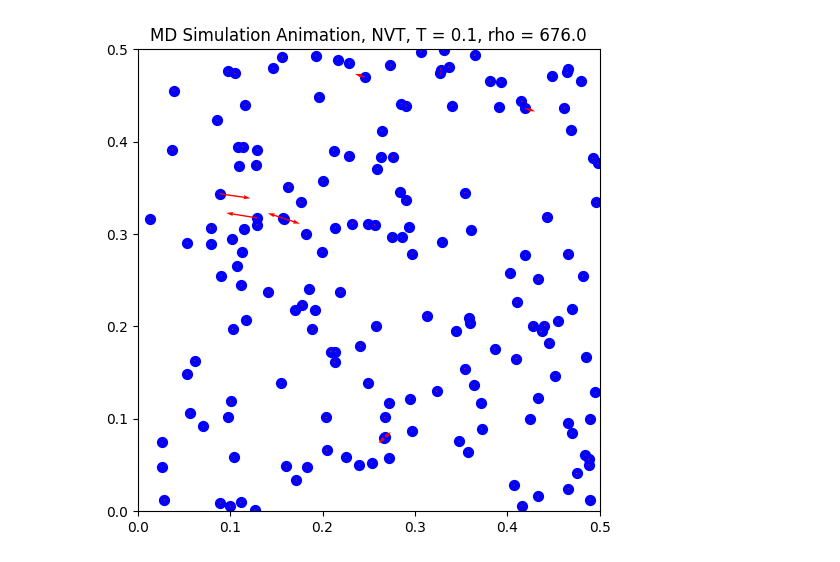
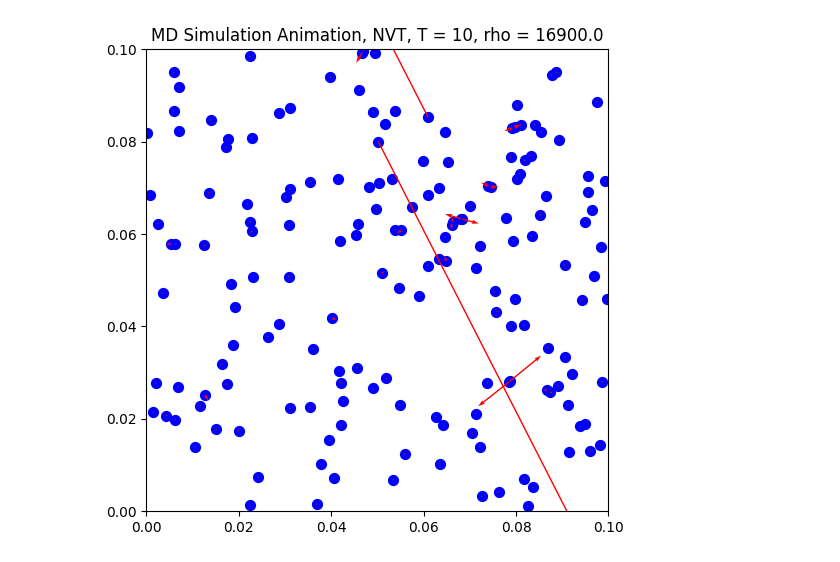
Before and after one commit to jocelas/ACOMP, a Jupyter notebook: md_coulomb/chat_program/md_2d_testing.ipynb, the cells around one changed output. Drawn from its saved outputs; the diff is of its cells as text; code cells hidden in the pictures.

```diff
--- a/md_coulomb/chat_program/md_2d_testing.ipynb
+++ b/md_coulomb/chat_program/md_2d_testing.ipynb
@@ -4,20 +4,19 @@ from IPython.display import HTML
 import time
 # %%
 potential = lambda r: 100./r
-
-system = MDSimulation2D(169, 0.5, 1e-3, 10000, init_positions='random', initial_temperature=0, target_temperature=.1, ensemble = 'NVT', boundary='periodic', potential_func=potential)
+system = MDSimulation2D(169, 0.1, 1e-3, 10000, init_positions='random', initial_temperature=0, target_temperature=10, ensemble = 'NVT', boundary='periodic', potential_func=potential)
 #system.plot_temperature()
 #system.plot_energies()
 # %%
 system.reset()
 rho = system.density
 T = system.initial_temperature
-
+1
 i = time.time()
 
-system.animate_trajectories(interval = 10, steps_per_frame=2, show_vectors=True, vector_scale=0.01, frames=700, save_path=f"{i}_1temp_grid_rho_{rho}.mp4")
+system.animate_trajectories(interval = 10, steps_per_frame=10, show_vectors=True, vector_scale=0.01, frames=700, save_path=f"{i}_1temp_grid_rho_{rho}.mp4")
 # %% [output]
-[figure, old version]
+[figure, new version]
 # %%
 system.reset()
 system.run()
```
Also changed, not shown: parts of 4 cells of this notebook, 1 other file.
